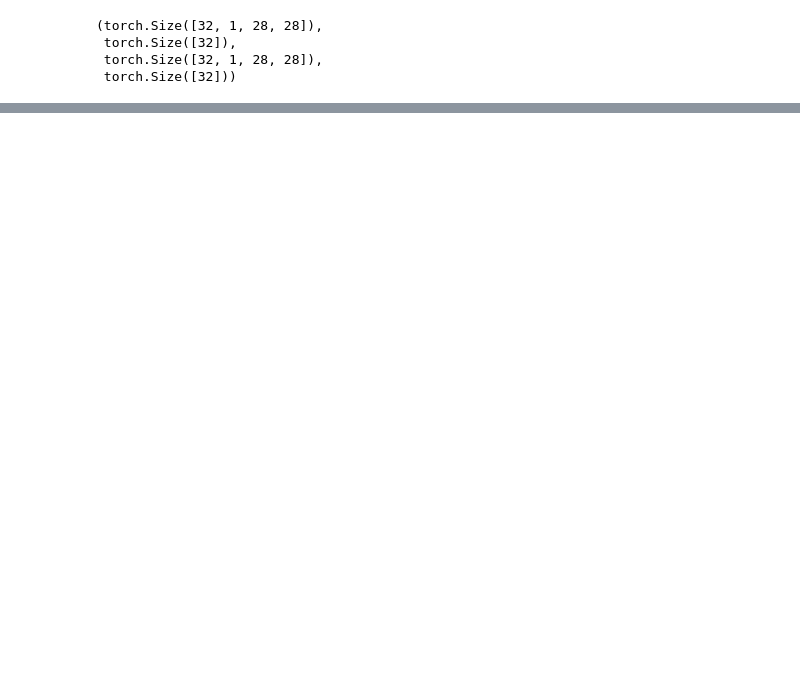
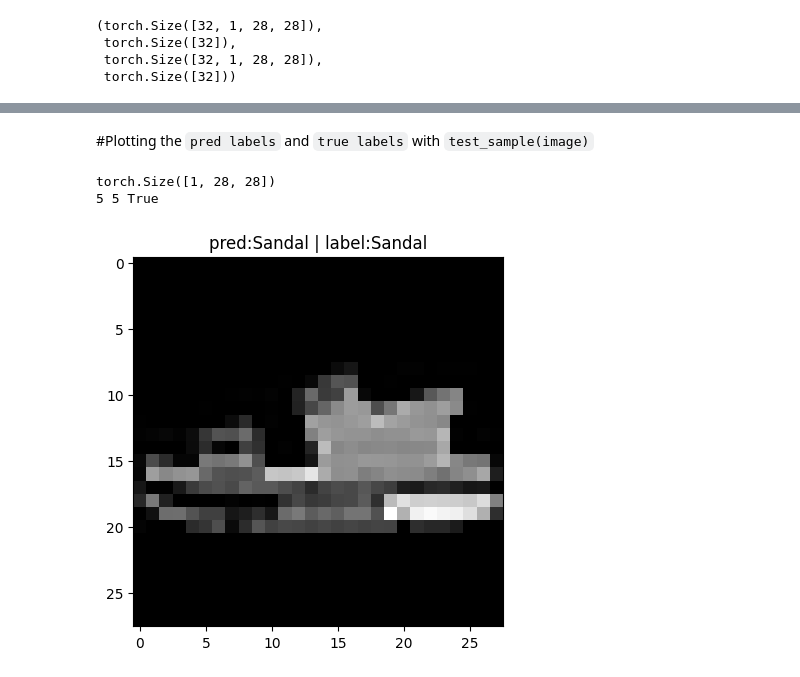
Before and after one commit to Nouman-wisal/pytorch, a Jupyter notebook: 03_pytorch_computer_vision_CNN.ipynb, the cells around one changed output, grey strips where cells are left out. Drawn from its saved outputs; the diff is of its cells as text; code cells hidden in the pictures; blank space fills up the shorter version.

```diff
--- a/03_pytorch_computer_vision_CNN.ipynb
+++ b/03_pytorch_computer_vision_CNN.ipynb
@@ -311,0 +1008,17 @@ label no 8
+# %% [markdown]
+#Plotting the  `pred labels` and `true labels` with `test_sample(image)`
+# %%
+
+# using test_samples(ing) ,test_labels(true label) and comparing with pred(pred label) of our trained model.
+
+# plotting
+plt.imshow(test_samples[0].squeeze(), cmap='gray')
+plt.title(f'pred:{ class_names[preds[0]] } | label:{ class_names[test_labels[0]] }')
+
+# img shape and check pred label and true label
+print(test_samples[0].shape)
+print(preds[0], test_labels[0], preds[0]==test_labels[0] ) #prediction is correct of test sample img
+# %% [output]
+torch.Size([1, 28, 28])
+5 5 True
+[figure, added]
```
Also changed, not shown: parts of 71 cells of this notebook.
